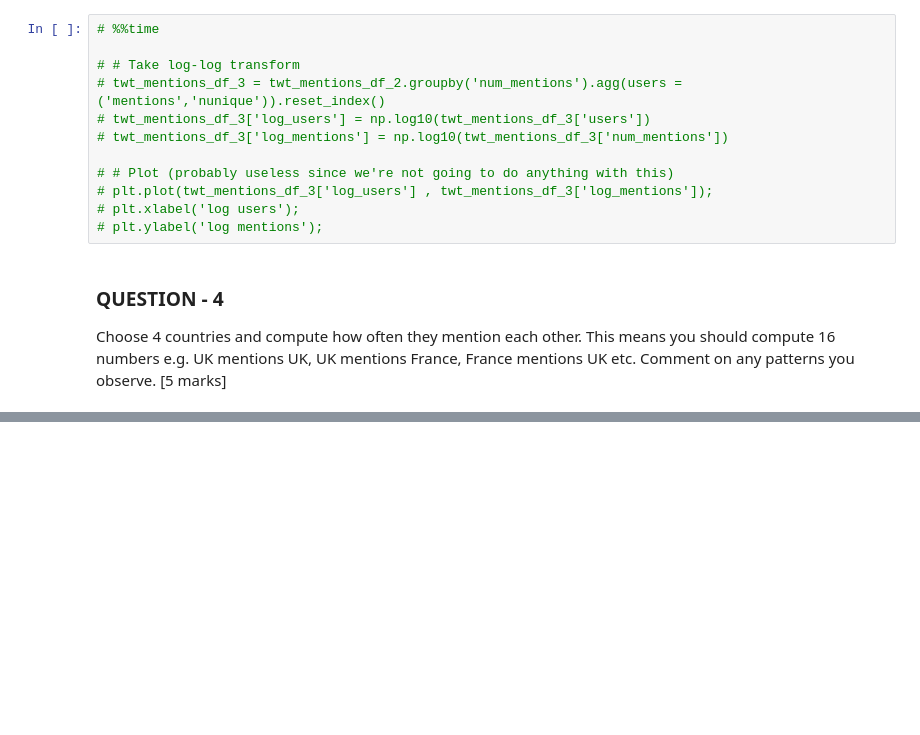
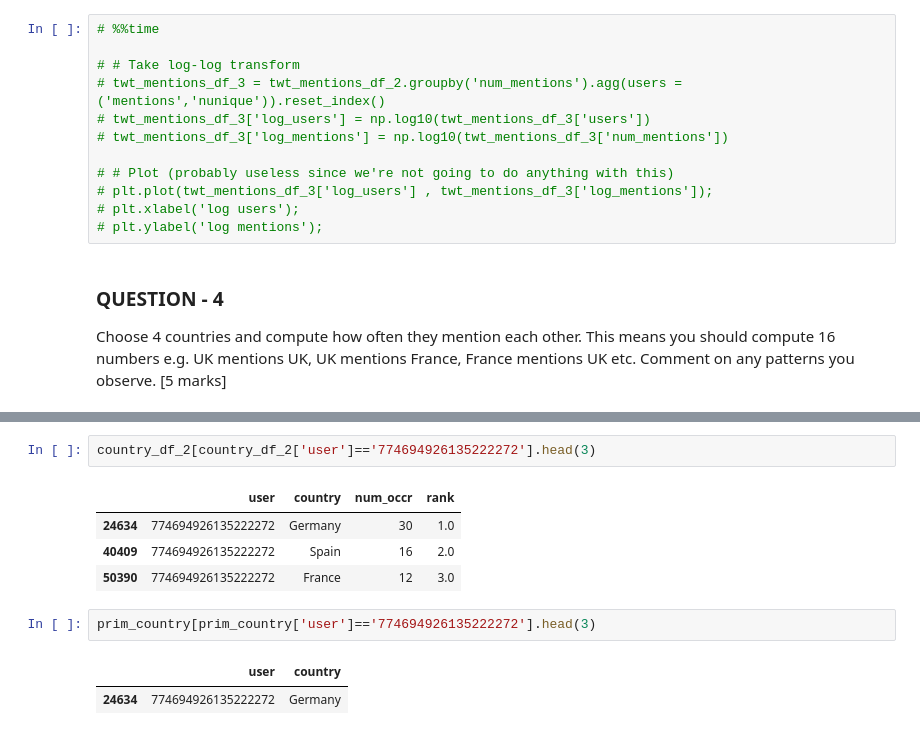
Before and after one commit to katoxiv/X-Notebooks, a Jupyter notebook: Twitter_Coursework/02_Users.ipynb, the cells around one changed output, grey strips where cells are left out. Drawn from its saved outputs; the diff is of its cells as text; blank space fills up the shorter version.

```diff
--- a/Twitter_Coursework/02_Users.ipynb
+++ b/Twitter_Coursework/02_Users.ipynb
@@ -418 +507,13 @@ the length of the df is 16446394
+# %%
+country_df_2[country_df_2['user']=='774694926135222272'].head(3)
+# %% [output]
+|  | user | country | num_occr | rank |
+| 24634 | 774694926135222272 | Germany | 30 | 1.0 |
+| 40409 | 774694926135222272 | Spain | 16 | 2.0 |
+| 50390 | 774694926135222272 | France | 12 | 3.0 |
+# %%
+prim_country[prim_country['user']=='774694926135222272'].head(3)
+# %% [output]
+|  | user | country |
+| 24634 | 774694926135222272 | Germany |
 # %%
```
Also changed, not shown: parts of 21 cells of this notebook, 1 other file.
